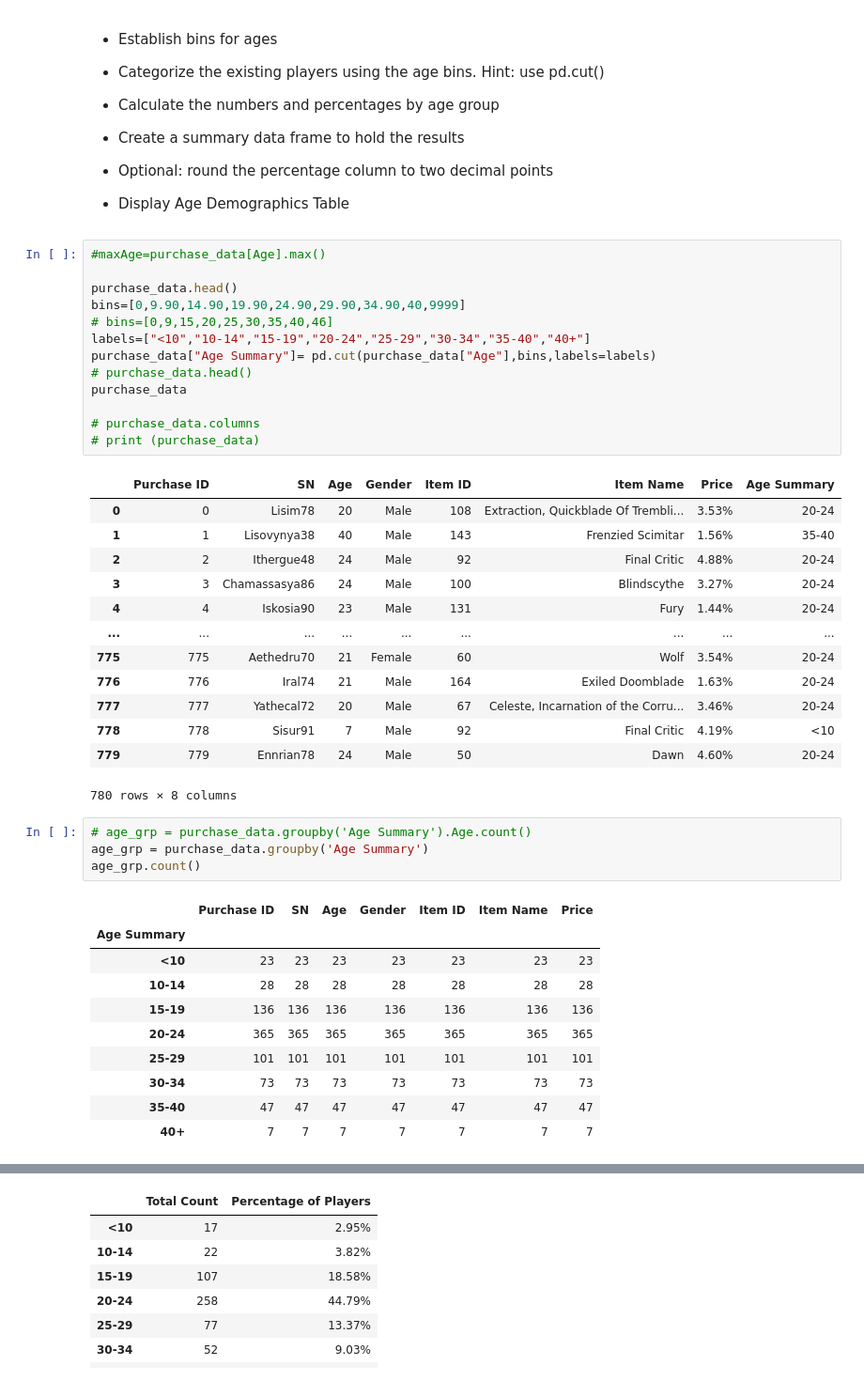
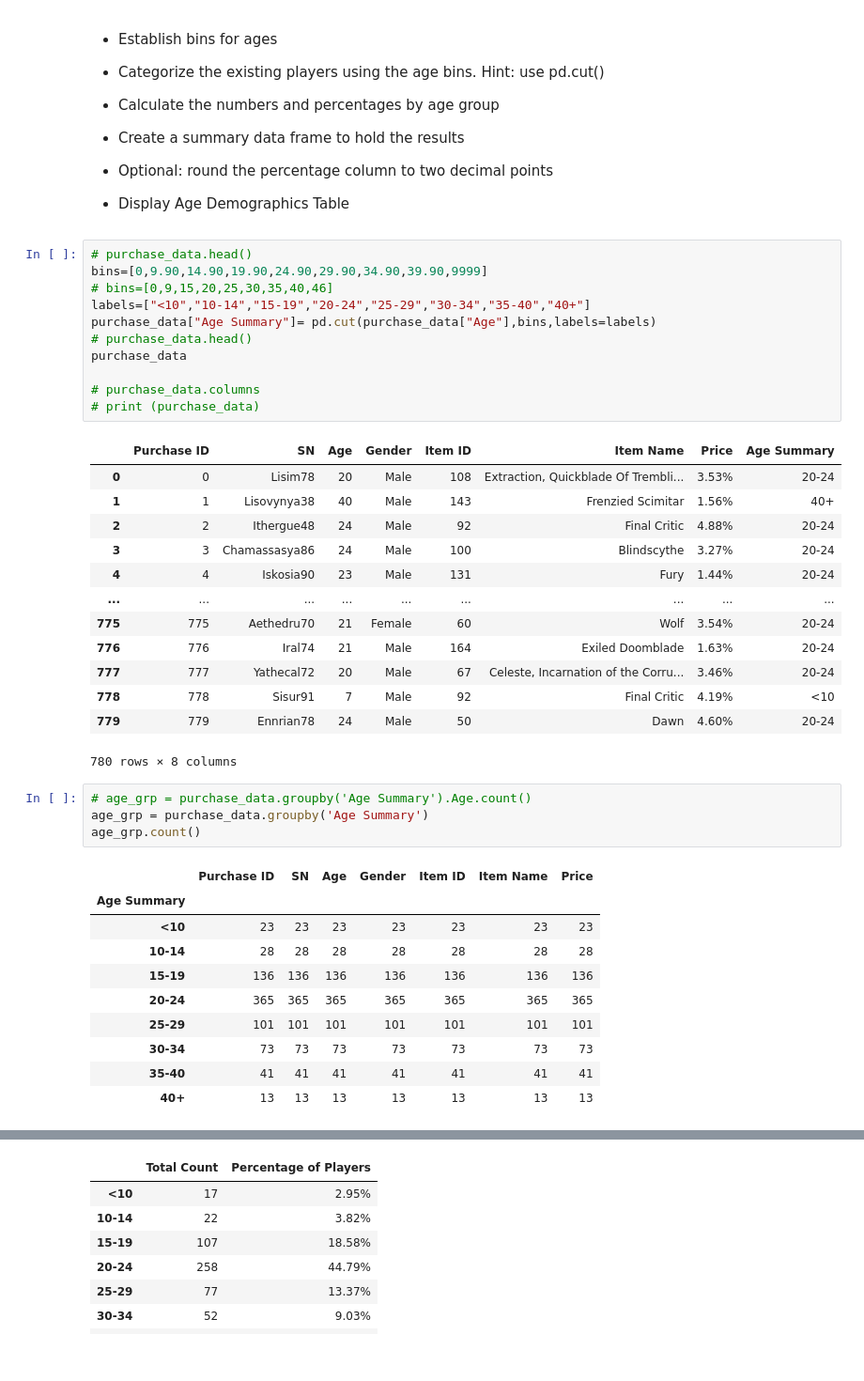
Before and after one commit to anilzown/pandas-challenge, a Jupyter notebook: HeroesOfPymoli/HeroesOfPymoli_starter.ipynb, the cells around one changed output, grey strips where cells are left out. Shown at 94% size. Drawn from its saved outputs; the diff is of its cells as text.

```diff
--- a/HeroesOfPymoli/HeroesOfPymoli_starter.ipynb
+++ b/HeroesOfPymoli/HeroesOfPymoli_starter.ipynb
@@ -123,22 +121,20 @@ pd.DataFrame({"Purchase Count":grp.count(),
 
 * Display Age Demographics Table
 # %%
-#maxAge=purchase_data[Age].max()
-
-purchase_data.head()
-bins=[0,9.90,14.90,19.90,24.90,29.90,34.90,40,9999]
+# purchase_data.head()
+bins=[0,9.90,14.90,19.90,24.90,29.90,34.90,39.90,9999]
 # bins=[0,9,15,20,25,30,35,40,46]
 labels=["<10","10-14","15-19","20-24","25-29","30-34","35-40","40+"]
 purchase_data["Age Summary"]= pd.cut(purchase_data["Age"],bins,labels=labels)
 # purchase_data.head()
 purchase_data
 
 # purchase_data.columns
 # print (purchase_data)
 # %% [output]
 |  | Purchase ID | SN | Age | Gender | Item ID | Item Name | Price | Age Summary |
 | 0 | 0 | Lisim78 | 20 | Male | 108 | Extraction, Quickblade Of Trembli... | 3.53% | 20-24 |
-| 1 | 1 | Lisovynya38 | 40 | Male | 143 | Frenzied Scimitar | 1.56% | 35-40 |
+| 1 | 1 | Lisovynya38 | 40 | Male | 143 | Frenzied Scimitar | 1.56% | 40+ |
 | 2 | 2 | Ithergue48 | 24 | Male | 92 | Final Critic | 4.88% | 20-24 |
 | 3 | 3 | Chamassasya86 | 24 | Male | 100 | Blindscythe | 3.27% | 20-24 |
 | 4 | 4 | Iskosia90 | 23 | Male | 131 | Fury | 1.44% | 20-24 |
@@ -162,5 +158,5 @@ age_grp.count()
 | 20-24 | 365 | 365 | 365 | 365 | 365 | 365 | 365 |
 | 25-29 | 101 | 101 | 101 | 101 | 101 | 101 | 101 |
 | 30-34 | 73 | 73 | 73 | 73 | 73 | 73 | 73 |
-| 35-40 | 47 | 47 | 47 | 47 | 47 | 47 | 47 |
-| 40+ | 7 | 7 | 7 | 7 | 7 | 7 | 7 |
+| 35-40 | 41 | 41 | 41 | 41 | 41 | 41 | 41 |
+| 40+ | 13 | 13 | 13 | 13 | 13 | 13 | 13 |
```
Also changed, not shown: parts of 4 cells of this notebook.
